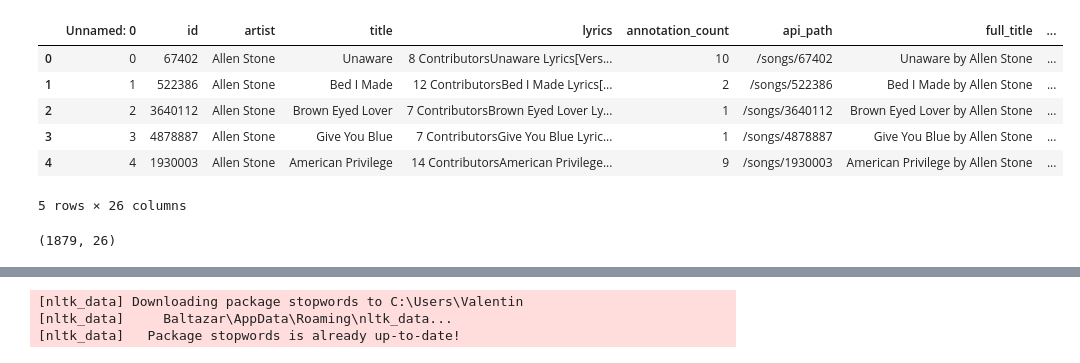
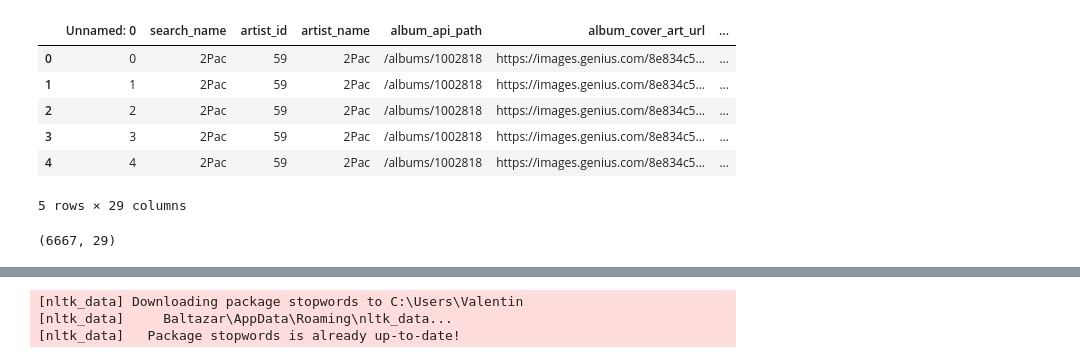
Before and after one commit to valentinbaltazar/VibeMatch, a Jupyter notebook: BERt.ipynb, the cells around one changed output, grey strips where cells are left out. Drawn from its saved outputs; the diff is of its cells as text; code cells hidden in the pictures.

```diff
--- a/BERt.ipynb
+++ b/BERt.ipynb
@@ -1,20 +1,20 @@
 # %%
-# Pre trained BERT model testing
+# BERT model with updated cleaned dataset (more artist and removed song duplicates)
 
 import pandas as pd
 
-df0 = pd.read_csv('./data/clean_lyrics.csv')
+df0 = pd.read_csv('./temp/clean_lyrics.csv')
 
 df0.head()
 # %% [output]
-|  | Unnamed: 0 | id | artist | title | lyrics | annotation_count | api_path | full_title | ... |
-| 0 | 0 | 67402 | Allen Stone | Unaware | 8 ContributorsUnaware Lyrics[Vers... | 10 | /songs/67402 | Unaware by Allen Stone | ... |
-| 1 | 1 | 522386 | Allen Stone | Bed I Made | 12 ContributorsBed I Made Lyrics[... | 2 | /songs/522386 | Bed I Made by Allen Stone | ... |
-| 2 | 2 | 3640112 | Allen Stone | Brown Eyed Lover | 7 ContributorsBrown Eyed Lover Ly... | 1 | /songs/3640112 | Brown Eyed Lover by Allen Stone | ... |
-| 3 | 3 | 4878887 | Allen Stone | Give You Blue | 7 ContributorsGive You Blue Lyric... | 1 | /songs/4878887 | Give You Blue by Allen Stone | ... |
-| 4 | 4 | 1930003 | Allen Stone | American Privilege | 14 ContributorsAmerican Privilege... | 9 | /songs/1930003 | American Privilege by Allen Stone | ... |
+|  | Unnamed: 0 | search_name | artist_id | artist_name | album_api_path | album_cover_art_url | ... |
+| 0 | 0 | 2Pac | 59 | 2Pac | /albums/1002818 | https://images.genius.com/8e834c5... | ... |
+| 1 | 1 | 2Pac | 59 | 2Pac | /albums/1002818 | https://images.genius.com/8e834c5... | ... |
+| 2 | 2 | 2Pac | 59 | 2Pac | /albums/1002818 | https://images.genius.com/8e834c5... | ... |
+| 3 | 3 | 2Pac | 59 | 2Pac | /albums/1002818 | https://images.genius.com/8e834c5... | ... |
+| 4 | 4 | 2Pac | 59 | 2Pac | /albums/1002818 | https://images.genius.com/8e834c5... | ... |
-5 rows × 26 columns
+5 rows × 29 columns
 # %%
 df0.shape
 # %% [output]
-(1879, 26)
+(6667, 29)
```
Also changed, not shown: parts of 24 cells of this notebook, 27 other files.
